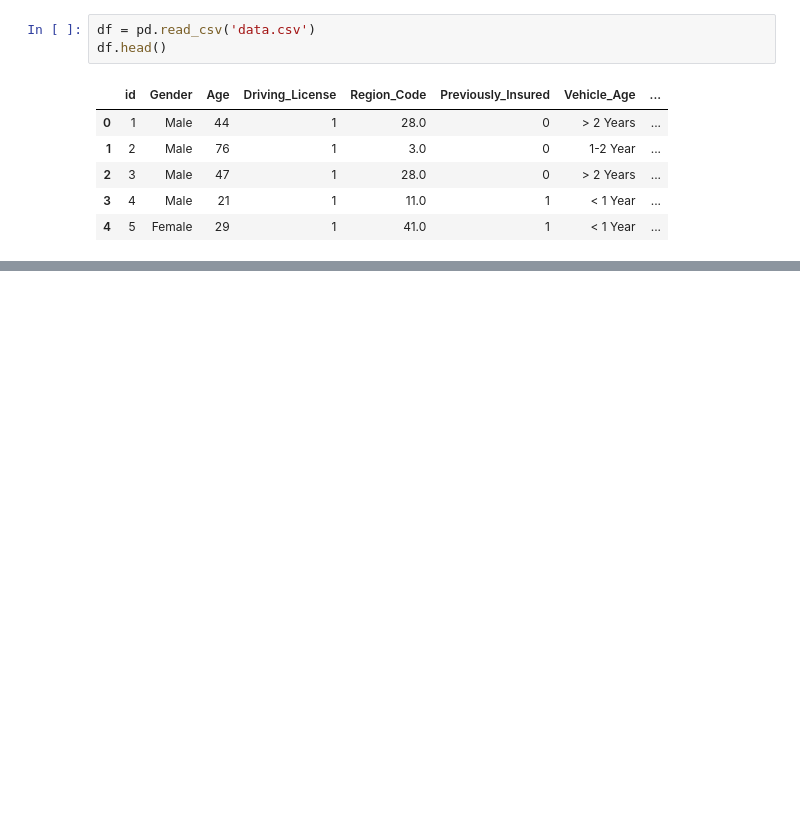
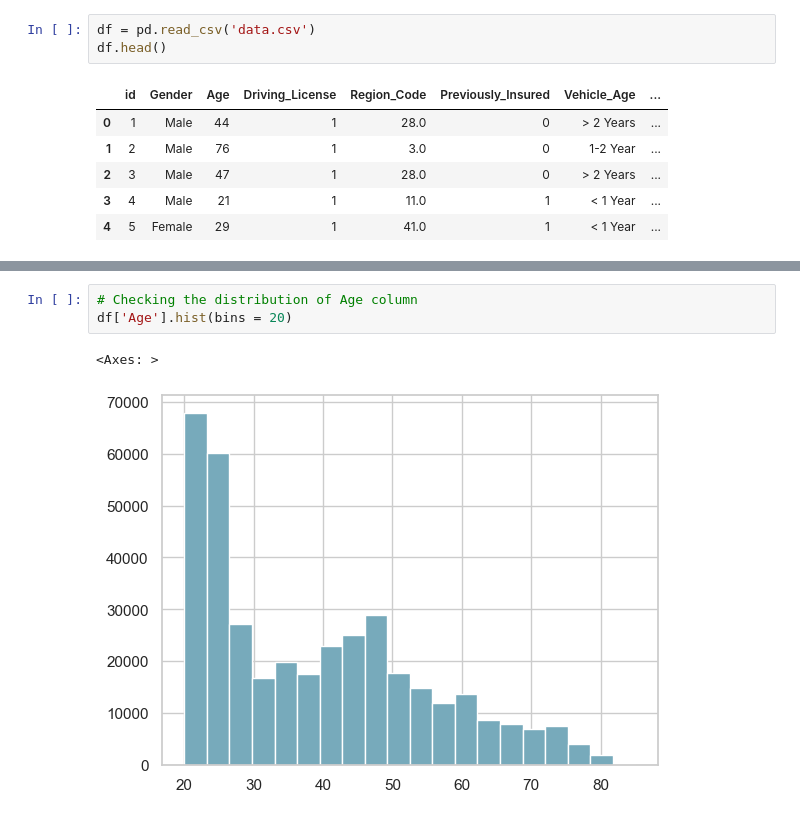
Before and after one commit to saimadhu27/MLOps-project, a Jupyter notebook: notebook/exp-notebook.ipynb, the cells around one changed output, grey strips where cells are left out. Cells and saved outputs as stored; diff of their text form; blank space fills up the shorter version.

```diff
--- a/notebook/exp-notebook.ipynb
+++ b/notebook/exp-notebook.ipynb
@@ -22,0 +110,6 @@ df.head()
+# %%
+# Checking the distribution of Age column
+df['Age'].hist(bins = 20)
+# %% [output]
+<Axes: >
+[figure, added]
```
Also changed, not shown: parts of 38 cells of this notebook, 1 other file.
